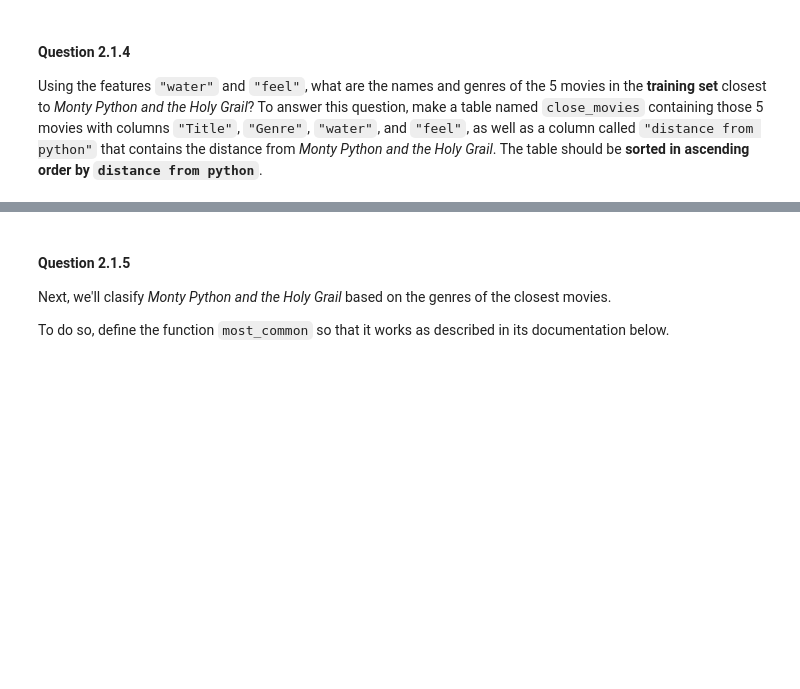
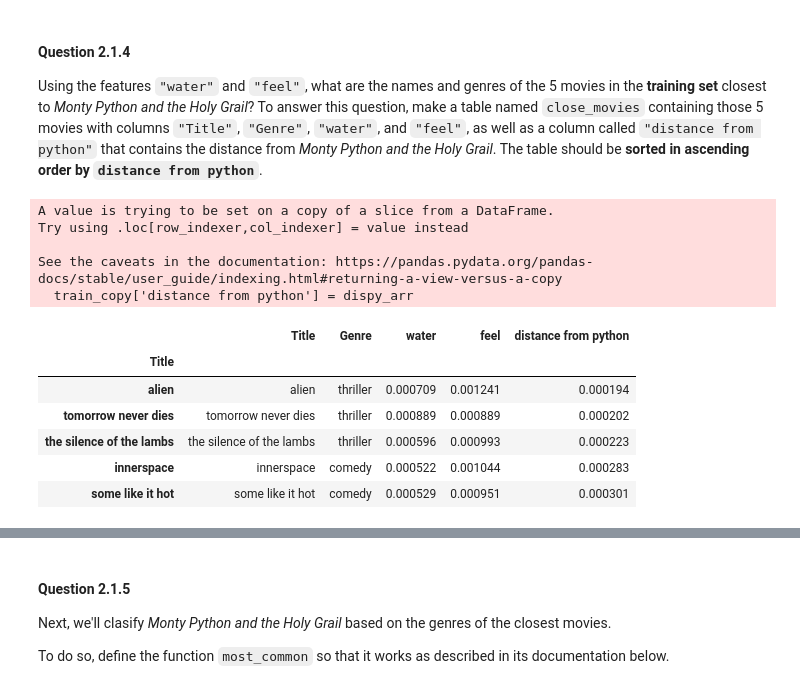
Before and after one commit to hayden-peabody/DSCI_102_Winter24, a Jupyter notebook: projects/project2/project2.ipynb, the cells around one changed output, grey strips where cells are left out. Saved outputs shown, nothing was run; the diff lists cells and outputs as text; code cells hidden in the pictures; blank space fills up the shorter version.

```diff
--- a/projects/project2/project2.ipynb
+++ b/projects/project2/project2.ipynb
@@ -304,0 +363,21 @@ one_distance
+# %%
+'''
+def edistance(table, movie1, movie2, word1, word2):
+    # Tables only pertaining to movies
+    movie1_table = table[table['Title'] == movie1]
+    movie2_table = table[table['Title'] == movie2]
+
+    # Proportions per word per table
+    w1m1 = movie1_table[[word1]].iloc[0,0]
+    w2m1 = movie1_table[[word2]].iloc[0,0]
+    w1m2 = movie2_table[[word1]].iloc[0,0]
+    w2m2 = movie2_table[[word2]].iloc[0,0]
+
+    return np.sqrt((w1m1 - w1m2)**2 + (w2m1 - w2m2)**2) # Euclidean distance formula with words
+'''
+
+python = 'monty python and the holy grail'
+avengers = 'the avengers'
+
+one_distance = edistance(movies, python, avengers, 'water', 'feel')
+one_distance
@@ -319,7 +404,7 @@ name: q2_1_2
 -->
 # %%
 def distance_two_features(title0, title1, x_feature, y_feature):
-    ...
+    return edistance(movies, title0, title1, x_feature, y_feature)
 
 for movie in np.array(["clerks.", "the silence of the lambs"]):
     movie_distance = distance_two_features(movie, "monty python and the holy grail", "water", "feel")
@@ -344,8 +434,6 @@ def distance_from_python(title):
     This function takes a single argument:
       title: A string, the name of a movie.
     """
-    ...
-
-    return ...
+    return edistance(movies, python, title, 'water', 'feel')
 # %%
 grader.check("q2_1_3")
@@ -366,2 +451,27 @@ close_movies
+# %%
+dispy_arr = np.empty(0)
+
+for title in train_movies['Title']:
+    result = distance_from_python(title)
+    dispy_arr = np.append(dispy_arr, result)
+
+train_copy = train_movies
+train_copy['distance from python'] = dispy_arr
+
+close_movies = train_copy.sort_values('distance from python', ascending=True).iloc[0:5, [0, 3, 2773, 3737, -1]]
+close_movies
+# %% [output]
+A value is trying to be set on a copy of a slice from a DataFrame.
+Try using .loc[row_indexer,col_indexer] = value instead
+
+See the caveats in the documentation: https://pandas.pydata.org/pandas-docs/stable/user_guide/indexing.html#returning-a-view-versus-a-copy
+  train_copy['distance from python'] = dispy_arr
+|  | Title | Genre | water | feel | distance from python |
+| Title |  |  |  |  |  |
+| alien | alien | thriller | 0.000709 | 0.001241 | 0.000194 |
+| tomorrow never dies | tomorrow never dies | thriller | 0.000889 | 0.000889 | 0.000202 |
+| the silence of the lambs | the silence of the lambs | thriller | 0.000596 | 0.000993 | 0.000223 |
+| innerspace | innerspace | comedy | 0.000522 | 0.001044 | 0.000283 |
+| some like it hot | some like it hot | comedy | 0.000529 | 0.000951 | 0.000301 |
 # %%
 grader.check("q2_1_4")
```
Also changed, not shown: parts of 70 cells of this notebook.
